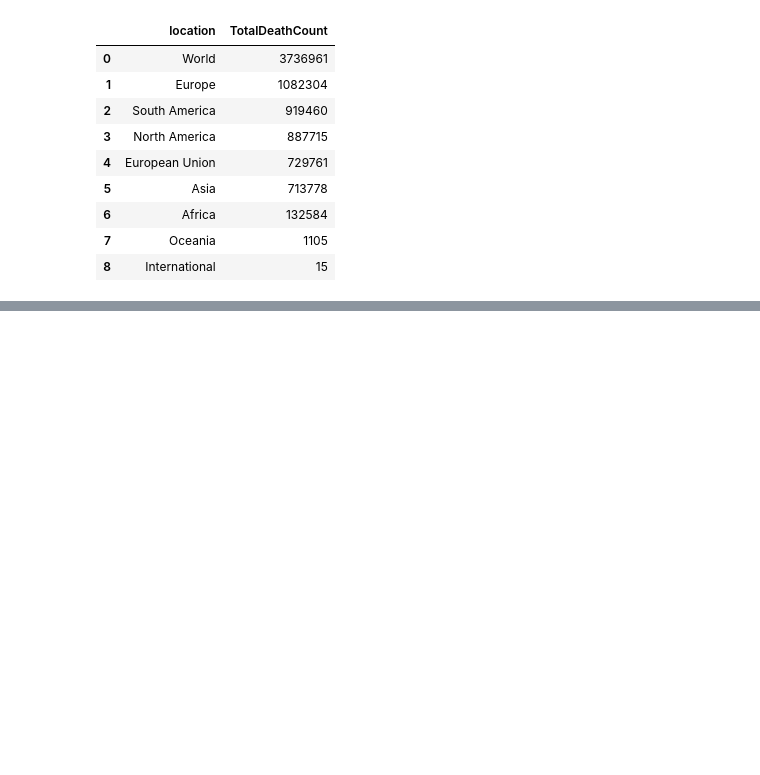
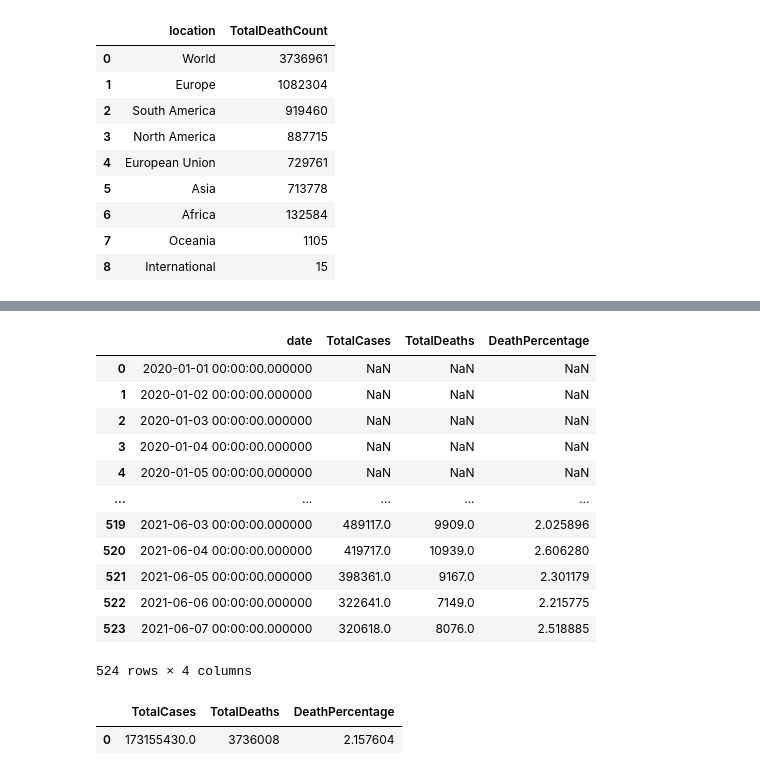
Before and after one commit to atalebizadeh/Examples, a Jupyter notebook: COVID-19/COVID-19 Pandasql.ipynb, the cells around one changed output, grey strips where cells are left out. Saved outputs shown, nothing was run; the diff lists cells and outputs as text; code cells hidden in the pictures; blank space fills up the shorter version.

```diff
--- a/COVID-19/COVID-19 Pandasql.ipynb
+++ b/COVID-19/COVID-19 Pandasql.ipynb
@@ -170,0 +188,21 @@ ps.sqldf("select location, MAX(cast(total_deaths as int)) as TotalDeathCount fro
+# %%
+ps.sqldf("select date, SUM(new_cases) as TotalCases, SUM(cast(new_deaths as int)) as TotalDeaths, SUM(cast(new_deaths as int))/SUM(new_cases)*100 as DeathPercentage from cd where continent is not null group by date order by 1,2")
+# %% [output]
+|  | date | TotalCases | TotalDeaths | DeathPercentage |
+| 0 | 2020-01-01 00:00:00.000000 | NaN | NaN | NaN |
+| 1 | 2020-01-02 00:00:00.000000 | NaN | NaN | NaN |
+| 2 | 2020-01-03 00:00:00.000000 | NaN | NaN | NaN |
+| 3 | 2020-01-04 00:00:00.000000 | NaN | NaN | NaN |
+| 4 | 2020-01-05 00:00:00.000000 | NaN | NaN | NaN |
+| ... | ... | ... | ... | ... |
+| 519 | 2021-06-03 00:00:00.000000 | 489117.0 | 9909.0 | 2.025896 |
+| 520 | 2021-06-04 00:00:00.000000 | 419717.0 | 10939.0 | 2.606280 |
+| 521 | 2021-06-05 00:00:00.000000 | 398361.0 | 9167.0 | 2.301179 |
+| 522 | 2021-06-06 00:00:00.000000 | 322641.0 | 7149.0 | 2.215775 |
+| 523 | 2021-06-07 00:00:00.000000 | 320618.0 | 8076.0 | 2.518885 |
+524 rows × 4 columns
+# %%
+ps.sqldf("select SUM(new_cases) as TotalCases, SUM(cast(new_deaths as int)) as TotalDeaths, SUM(cast(new_deaths as int))/SUM(new_cases)*100 as DeathPercentage from cd where continent is not null order by 1,2")
+# %% [output]
+|  | TotalCases | TotalDeaths | DeathPercentage |
+| 0 | 173155430.0 | 3736008 | 2.157604 |
```
Also changed, not shown: parts of 2 cells of this notebook.
